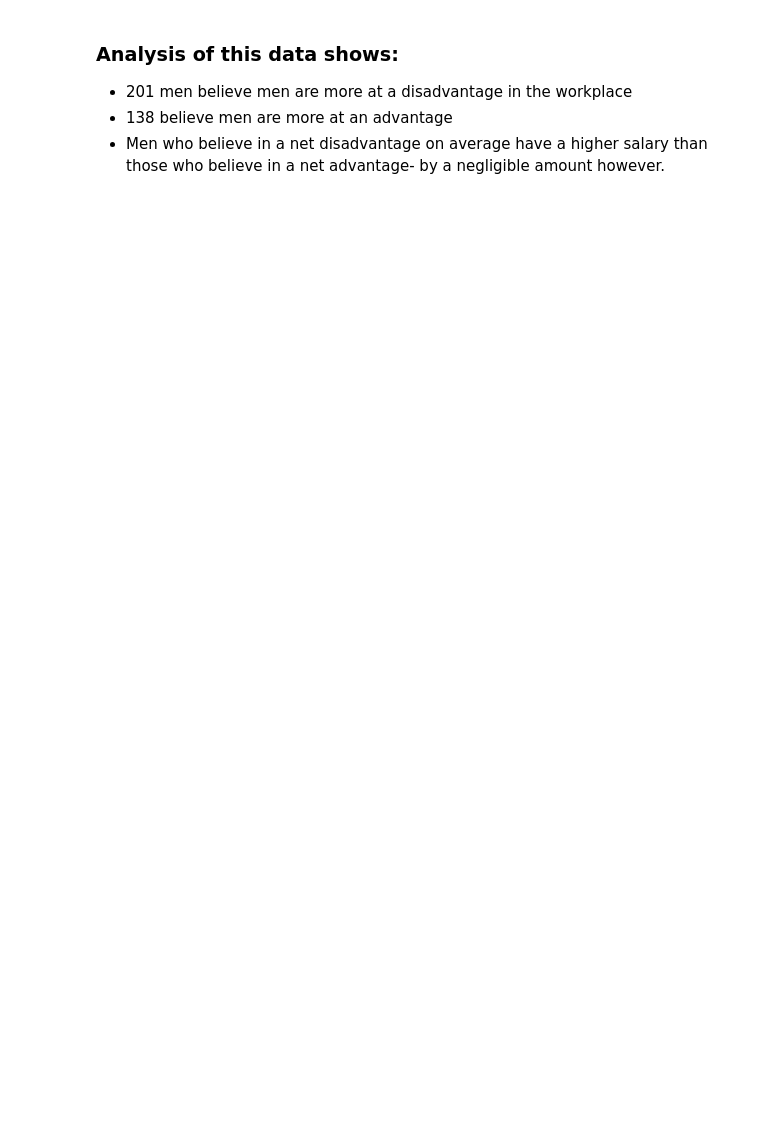
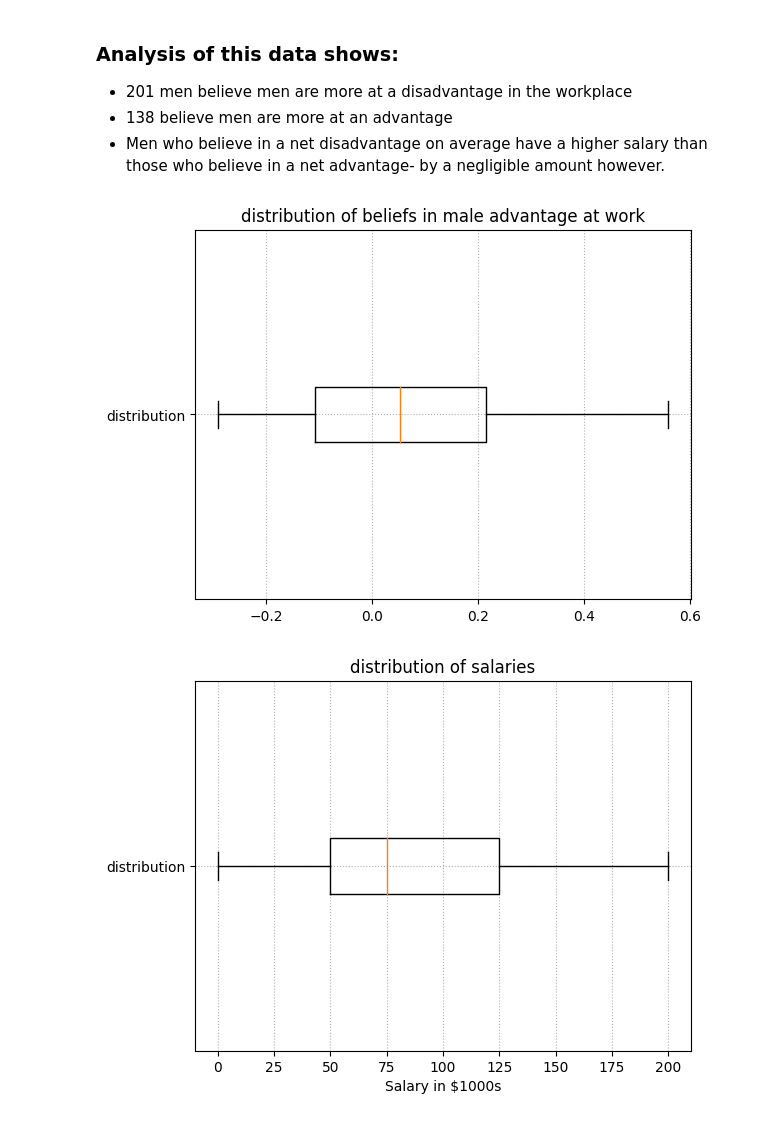
Before and after one commit to fraserrbarclay/Python-Data-Practicals, a Jupyter notebook: Final Project.ipynb, the cells around one changed output. Saved outputs shown, nothing was run; the diff lists cells and outputs as text; code cells hidden in the pictures; blank space fills up the shorter version.

```diff
--- a/Final Project.ipynb
+++ b/Final Project.ipynb
@@ -210,3 +212,5 @@ df.groupby('belief net advantage/disadvantage for men').describe()
+# %%
+grouped_df=df.groupby('salary_level').mean().sort_values('salary_level')['belief net advantage/disadvantage for men']
 # %% [markdown]
 #### How many men believe they are at an advantage / disadvantage / neutral
 # %%
@@ -230,3 +234,16 @@ df.groupby('normalised belief').describe()
 * 201 men believe men are more at a disadvantage in the workplace
 * 138 believe men are more at an advantage
 * Men who believe in a net disadvantage on average have a higher salary than those who believe in a net advantage- by a negligible amount however.
+# %%
+plt.boxplot(grouped_df, labels=['distribution'],vert=False)
+plt.grid(linestyle=':')
+plt.title('distribution of beliefs in male advantage at work')
+plt.show()
+plt.boxplot(df['salary_level'],labels=['distribution'],vert=False)
+plt.title('distribution of salaries')
+plt.xlabel('Salary in $1000s')
+plt.grid(linestyle=':')
+plt.show()
+# %% [output]
+[figure, added]
+[figure, added]
```
Also changed, not shown: parts of 7 cells of this notebook.
